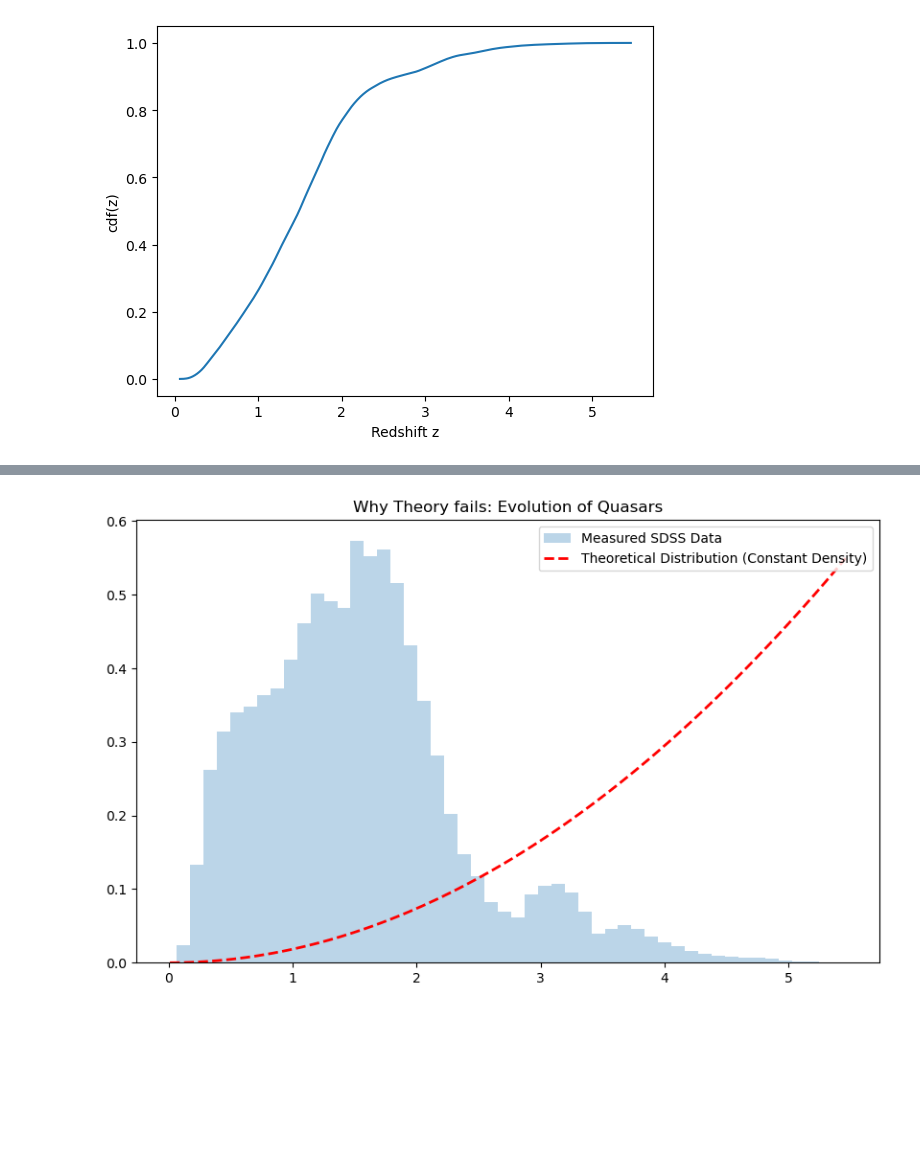
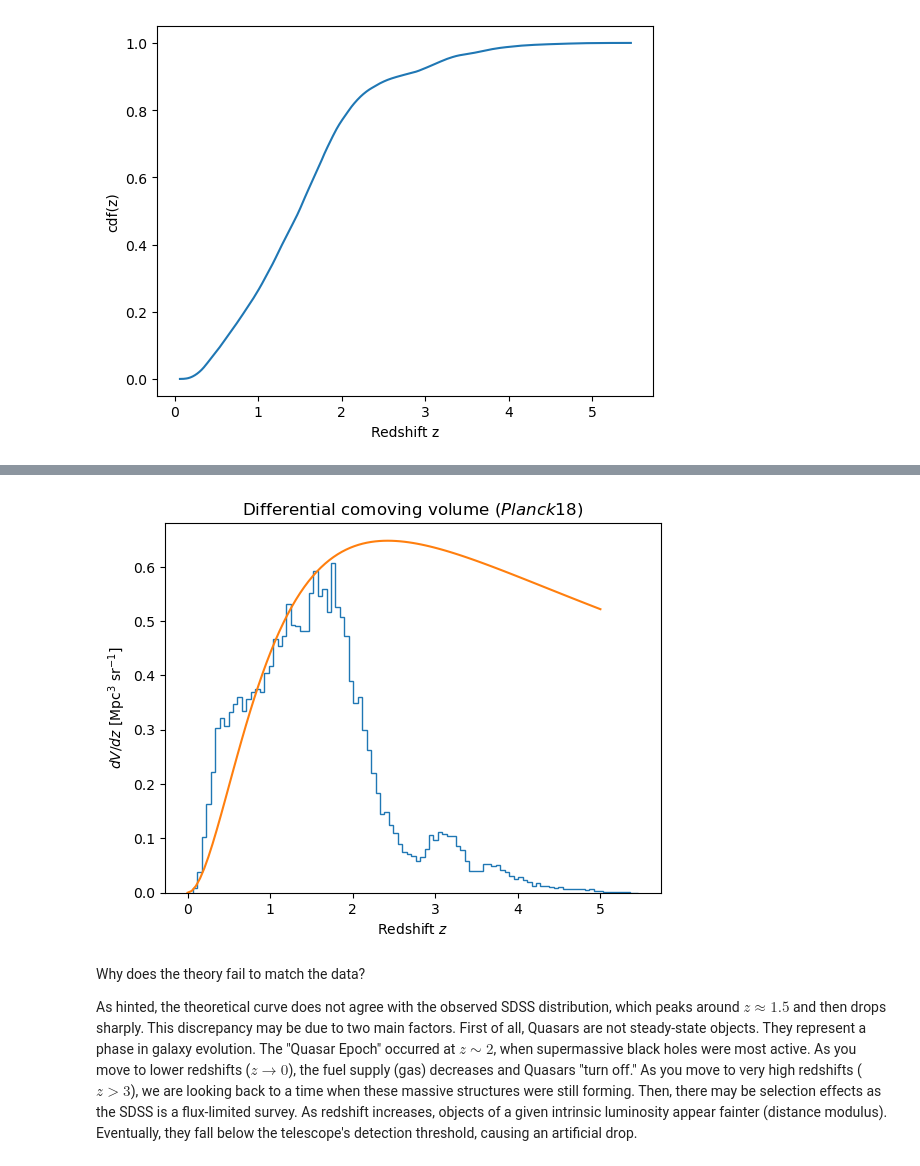
Before and after one commit to anna-tresoldi/astrostatistics_bicocca_2026, a Jupyter notebook: working/L04_quasars.ipynb, the cells around one changed output, grey strips where cells are left out. Saved outputs shown, nothing was run; the diff lists cells and outputs as text; code cells hidden in the pictures; blank space fills up the shorter version.

```diff
--- a/working/L04_quasars.ipynb
+++ b/working/L04_quasars.ipynb
@@ -175,18 +201,21 @@ The Cosmological GapWe now overplot a theoretical distribution based on a simpli
 # %%
-# Creiamo una funzione teorica semplificata basata sul volume comovente
-# In prima approssimazione, dN/dz \propto dV/dz
-z_theory = np.linspace(0.01, z.max(), 100)
-# Formula approssimativa per il volume in un universo piatto (proporzionale a z^2 per piccoli z)
-theory_dist = z_theory**2
+import numpy as np
+import matplotlib.pyplot as plt
 
-# Normalizziamo la teoria per poterla confrontare con l'istogramma
-theory_dist /= np.trapz(theory_dist, z_theory)
+from astropy.cosmology import Planck18
 
-plt.figure(figsize=(10, 6))
-plt.hist(z, bins=50, density=True, alpha=0.3, label='Measured SDSS Data')
-plt.plot(z_theory, theory_dist, 'r--', lw=2, label='Theoretical Distribution (Constant Density)')
-plt.legend()
-plt.title('Why Theory fails: Evolution of Quasars')
+z_vals = np.linspace(0, 5, 100)
+
+comvol = Planck18.differential_comoving_volume(z_vals).value
+plt.hist(z,bins=100,histtype='step',density=True,label='original data')
+plt.plot(z_vals, comvol/6.5e10) #arbitrarerly normalization
+plt.title("Differential comoving volume ($Planck18$)")
+plt.xlabel("Redshift $z$")
+plt.ylabel("$dV/dz$ [Mpc$^3$ sr$^{-1}$]")
 plt.show()
 # %% [output]
-[figure, old version]
+[figure, new version]
+# %% [markdown]
+Why does the theory fail to match the data?
+
+As hinted, the theoretical curve does not agree with the observed SDSS distribution, which peaks around $z \approx 1.5$ and then drops sharply. This discrepancy may be due to two main factors. First of all, Quasars are not steady-state objects. They represent a phase in galaxy evolution. The "Quasar Epoch" occurred at $z \sim 2$, when supermassive black holes were most active. As you move to lower redshifts ($z \to 0$), the fuel supply (gas) decreases and Quasars "turn off." As you move to very high redshifts ($z > 3$), we are looking back to a time when these massive structures were still forming. Then, there may be selection effects as the SDSS is a flux-limited survey. As redshift increases, objects of a given intrinsic luminosity appear fainter (distance modulus). Eventually, they fall below the telescope's detection threshold, causing an artificial drop.
```
Also changed, not shown: parts of 7 cells of this notebook, 1 other file.
